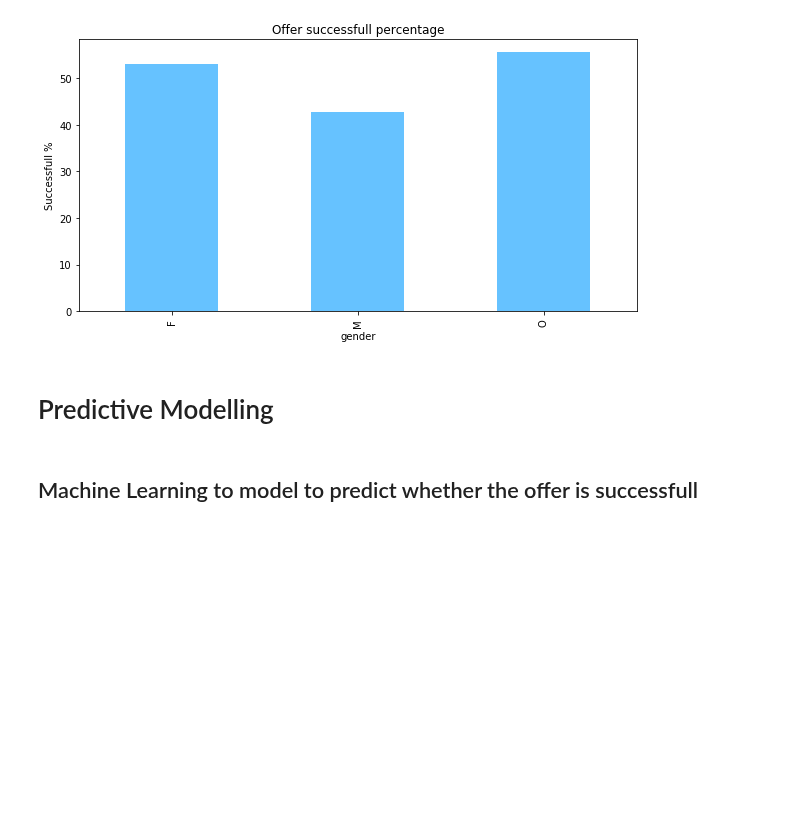
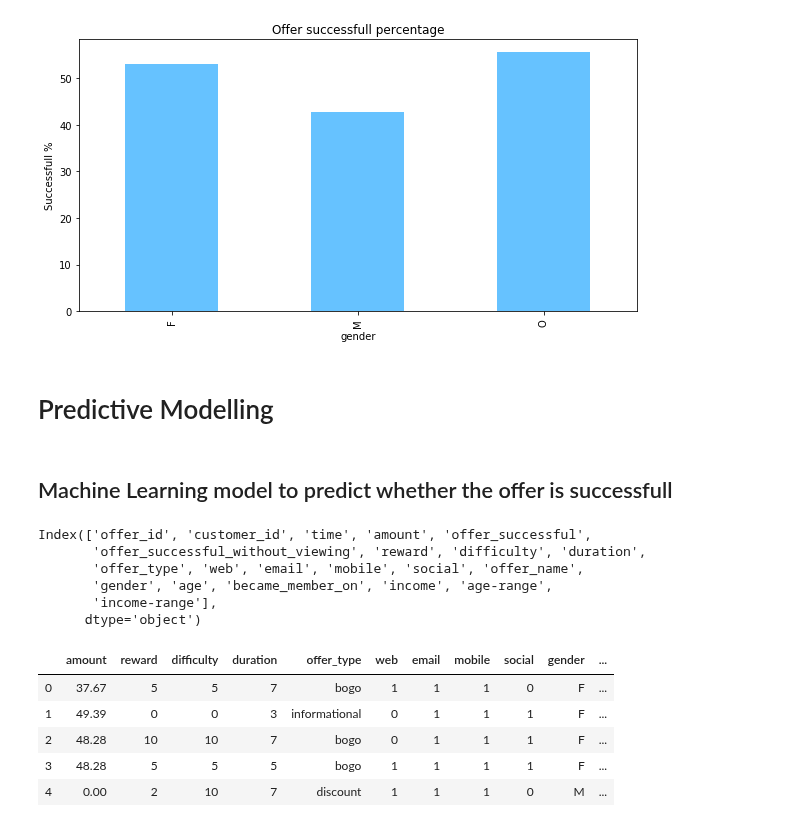
Before and after one commit to amitborkar98/Starbucks-capstone, a Jupyter notebook: Starbucks_Capstone_notebook.ipynb, the cells around one changed output. Saved outputs shown, nothing was run; the diff lists cells and outputs as text; code cells hidden in the pictures; blank space fills up the shorter version.

Commit message:
Intialised train and test set for ML model to predict whether the offer is successfull

```diff
--- a/Starbucks_Capstone_notebook.ipynb
+++ b/Starbucks_Capstone_notebook.ipynb
@@ -1350,4 +1350,25 @@ plt.ylabel('Successfull %');
 # %% [markdown]
 # Predictive Modelling
 # %% [markdown]
-## Machine Learning to model to predict whether the offer is successfull
+## Machine Learning  model to predict whether the offer is successfull
+# %%
+data.columns
+# %% [output]
+Index(['offer_id', 'customer_id', 'time', 'amount', 'offer_successful',
+       'offer_successful_without_viewing', 'reward', 'difficulty', 'duration',
+       'offer_type', 'web', 'email', 'mobile', 'social', 'offer_name',
+       'gender', 'age', 'became_member_on', 'income', 'age-range',
+       'income-range'],
+      dtype='object')
+# %%
+X = data[['amount', 'reward', 'difficulty', 'duration', 'offer_type', 'web', 'email', 'mobile', 'social', 'gender',
+          'age', 'became_member_on', 'income']]
+Y = data['offer_successful']
+X.head()
+# %% [output]
+|  | amount | reward | difficulty | duration | offer_type | web | email | mobile | social | gender | ... |
+| 0 | 37.67 | 5 | 5 | 7 | bogo | 1 | 1 | 1 | 0 | F | ... |
+| 1 | 49.39 | 0 | 0 | 3 | informational | 0 | 1 | 1 | 1 | F | ... |
+| 2 | 48.28 | 10 | 10 | 7 | bogo | 0 | 1 | 1 | 1 | F | ... |
+| 3 | 48.28 | 5 | 5 | 5 | bogo | 1 | 1 | 1 | 1 | F | ... |
+| 4 | 0.00 | 2 | 10 | 7 | discount | 1 | 1 | 1 | 0 | M | ... |
```
Also changed, not shown: parts of 4 cells of this notebook.
